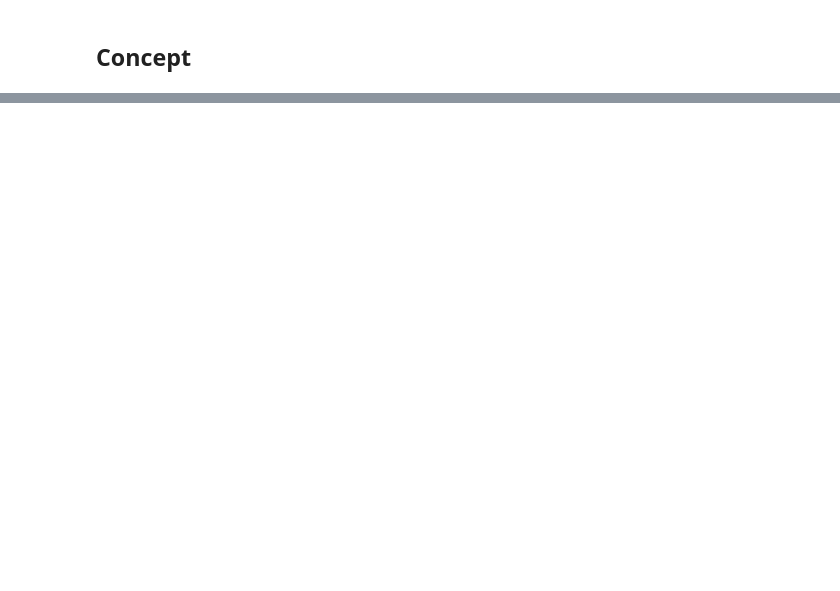
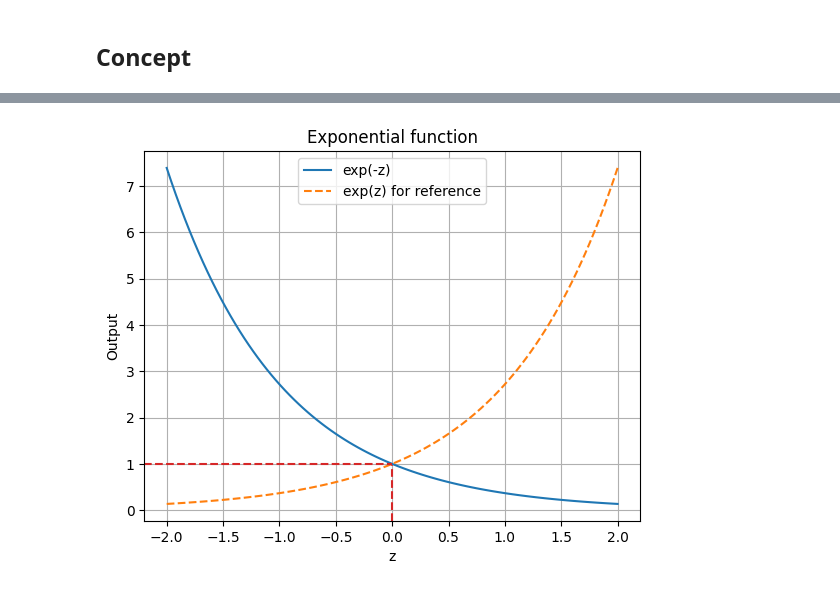
Before and after one commit to yukikitayama/machine-learning, a Jupyter notebook: linear-classification/logistic_regression.ipynb, the cells around one changed output, grey strips where cells are left out. Cells and saved outputs as stored; diff of their text form; code cells hidden in the pictures; blank space fills up the shorter version.

Commit message:
reviewing logistic regression

```diff
--- a/linear-classification/logistic_regression.ipynb
+++ b/linear-classification/logistic_regression.ipynb
@@ -4,3 +6,4 @@
 import math
 import numpy as np
 import matplotlib.pyplot as plt
+plt.style.use('default')
@@ -7,2 +12,5 @@ import matplotlib.pyplot as plt
+# %%
+SAVEFIG_01 = '../image/logistic_exponential_function.png'
+SAVEFIG_02 = '../image/logistic_sigmoid_function.png'
 # %% [markdown]
 ## Concept
@@ -40,0 +52,17 @@ plt.show()
+# %%
+z = np.linspace(-2, 2, 100)
+
+plt.plot(z, np.exp(-z), label='exp(-z)')
+plt.plot(z, np.exp(z), linestyle='--', label='exp(z) for reference')
+plt.axhline(y=1, xmin=0, xmax=0.5, linestyle='--', color='tab:red')
+plt.axvline(x=0, ymin=0, ymax=0.15, linestyle='--', color='tab:red')
+plt.title('Exponential function')
+plt.xlabel('z')
+plt.ylabel('Output')
+plt.grid()
+plt.legend()
+
+plt.savefig(SAVEFIG_01)
+plt.show()
+# %% [output]
+[figure, added]
```
Also changed, not shown: parts of 11 cells of this notebook, 4 other files.
